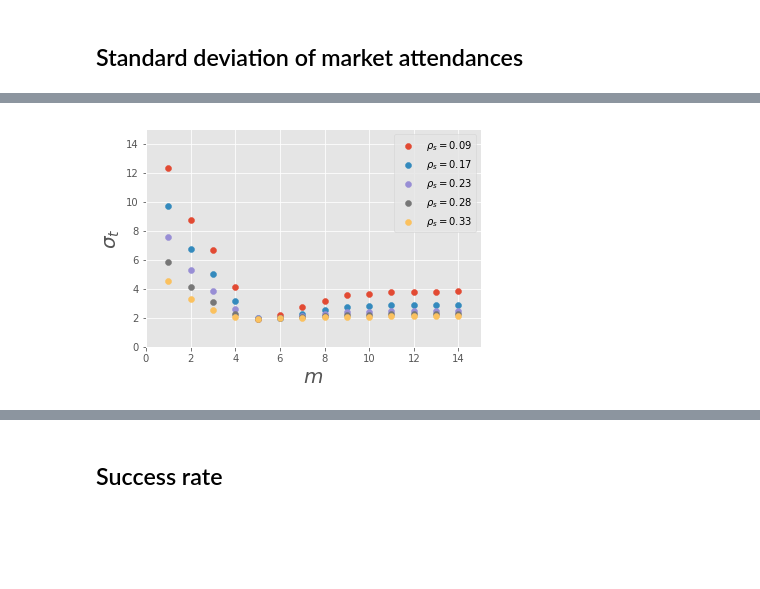
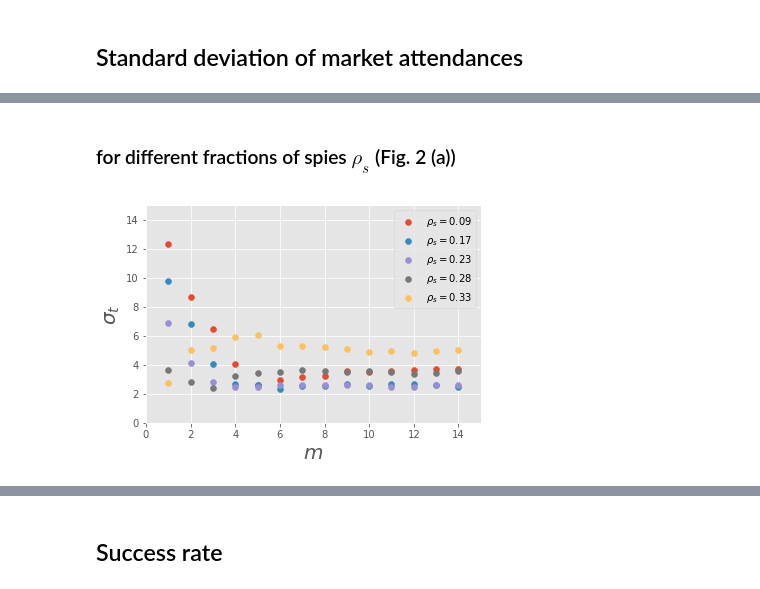
Before and after one commit to toru34/minority_game, a Jupyter notebook: visualization/results_spymg.ipynb, the cells around one changed output, grey strips where cells are left out. Cells and saved outputs as stored; diff of their text form; code cells hidden in the pictures; blank space fills up the shorter version.

```diff
--- a/visualization/results_spymg.ipynb
+++ b/visualization/results_spymg.ipynb
@@ -69,0 +73,39 @@ plt.show()
+# %%
+# Parameters
+s = 2
+eps = 0
+n_minority_agents = 101
+n_producer_agents = 0
+n_speculator_agents = 0
+n_iters = 1000
+n_runs = 1
+
+for rhok in [0, 0.2, 0.4, 0.6]:
+    if rhok == 0:
+        rhos = 0
+    else:
+        rhos = 0.09
+    xs, ys = [], []
+    for p in [4, 8, 16, 32, 64, 128, 256, 512, 1024, 2048, 4096, 8192, 16384]:
+        # Read data
+        dir_path = '../data/simulation/s{}_p{}_eps{:.2f}_rhok{:.2f}_rhos{:.2f}_nmins{}_npros{}_nspes{}_niters{}_nruns{}/'.format(
+            s, p, eps, rhok, rhos, n_minority_agents, n_producer_agents, n_speculator_agents, n_iters, n_runs)
+        history = read_data(dir_path, 'buys_normal_agents_history', 0)
+
+        xs.append(np.log2(p))
+        ys.append(np.std(history))
+
+    xs = np.array(xs)
+    ys = np.array(ys)
+
+    plt.scatter(xs, ys, label=r'$\rho_k = {:.2f}$'.format(rhok))
+
+plt.xlim(1, 15)
+plt.ylim(0, 14)
+
+plt.xlabel(r'$m$', fontsize=20)
+plt.ylabel(r'$\sigma_t$', fontsize=20)
+
+plt.legend()
+
+plt.show()
@@ -70,3 +114,5 @@ plt.show()
+# %% [markdown]
+### for different fractions of spies $\rho_s$ (Fig. 2 (a))
 # %%
 # Parameters
 s = 2
@@ -74,36 +120,36 @@ eps = 0
 n_minority_agents = 101
 n_producer_agents = 0
 n_speculator_agents = 0
-n_iters = 50000
+n_iters = 1000
 n_runs = 1
 
 rhok = 0.2
 
 for rhos in [0.09, 0.17, 0.23, 0.28, 0.33]:
     xs, ys = [], []
     for p in [2, 4, 8, 16, 32, 64, 128, 256, 512, 1024, 2048, 4096, 8192, 16384]:
         # Read data
-        dir_path = '../simulation_results/s{}_p{}_eps{:.2f}_rhok{:.2f}_rhos{:.2f}_nmins{}_npros{}_nspes{}_niters{}_nruns{}/'.format(
+        dir_path = '../data/simulation/s{}_p{}_eps{:.2f}_rhok{:.2f}_rhos{:.2f}_nmins{}_npros{}_nspes{}_niters{}_nruns{}/'.format(
             s, p, eps, rhok, rhos, n_minority_agents, n_producer_agents, n_speculator_agents, n_iters, n_runs)
 #         history = read_data(dir_path, 'excess_demand_history', 0)
         history = read_data(dir_path, 'buys_history', 0)
 
         xs.append(np.log2(p))
         ys.append(np.std(history))
 
     xs = np.array(xs)
     ys = np.array(ys)
 
     plt.scatter(xs, ys, label=r'$\rho_s = {:.2f}$'.format(rhos))
 
 plt.xlim(0, 15)
 plt.ylim(0, 15)
 
 plt.xlabel(r'$m$', fontsize=20)
 plt.ylabel(r'$\sigma_t$', fontsize=20)
 
 plt.legend()
 
 plt.show()
 # %% [output]
-[figure, old version]
+[figure, new version]
```
Also changed, not shown: parts of 8 cells of this notebook, 7 other files.
